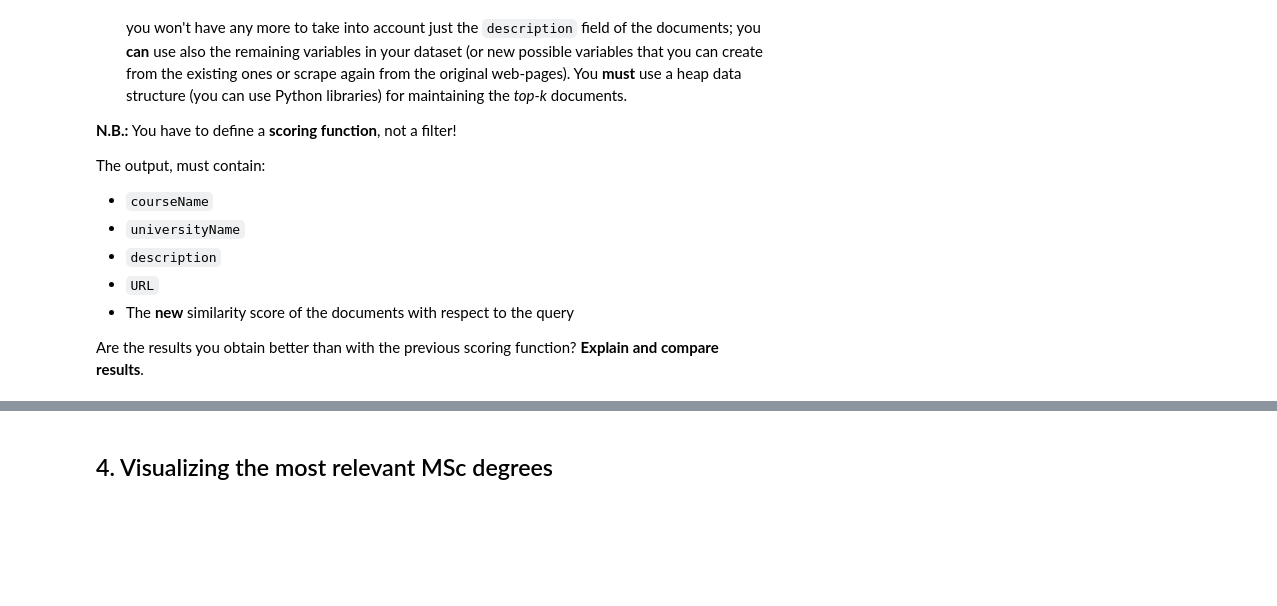
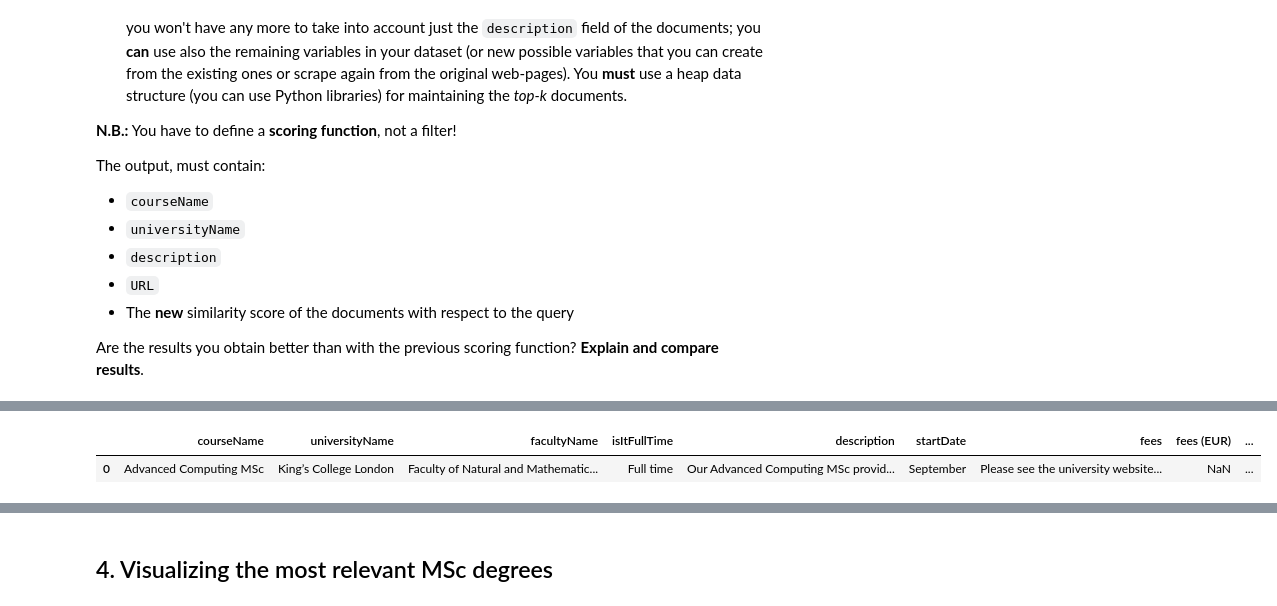
Before and after one commit to LorenzoPannacci/ADM-HW3, a Jupyter notebook: main.ipynb, the cells around one changed output, grey strips where cells are left out. Saved outputs shown, nothing was run; the diff lists cells and outputs as text; code cells hidden in the pictures; blank space fills up the shorter version.

```diff
--- a/main.ipynb
+++ b/main.ipynb
@@ -603,0 +567,8 @@ top_k_results
+# %%
+# showing results of first search engine
+
+file_path = tsvs_path + "course_741.tsv"
+pd.read_csv(file_path, sep = '\t')
+# %% [output]
+|  | courseName | universityName | facultyName | isItFullTime | description | startDate | fees | fees (EUR) | ... |
+| 0 | Advanced Computing MSc | King’s College London | Faculty of Natural and Mathematic... | Full time | Our Advanced Computing MSc provid... | September | Please see the university website... | NaN | ... |
```
Also changed, not shown: parts of 17 cells of this notebook, 4 other files.
